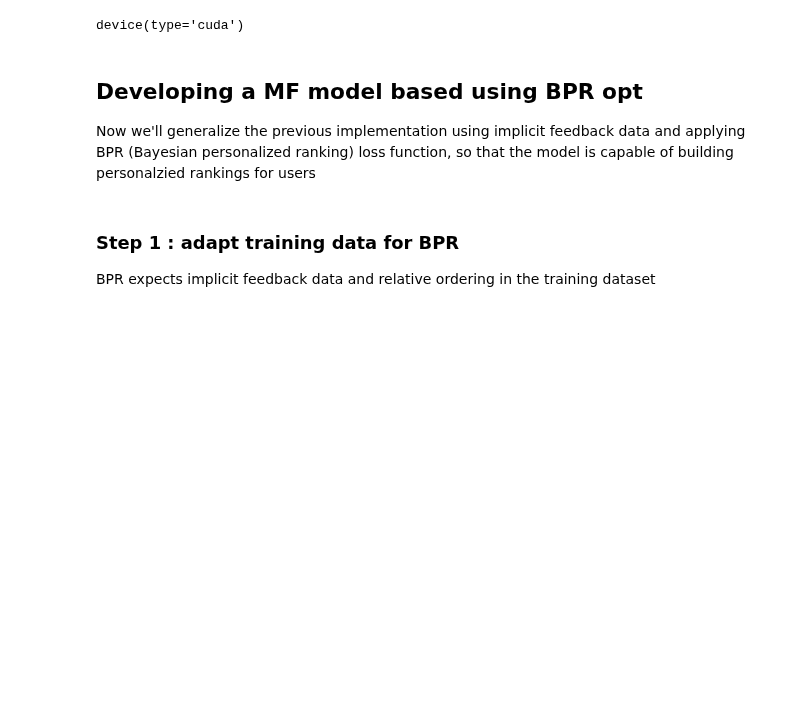
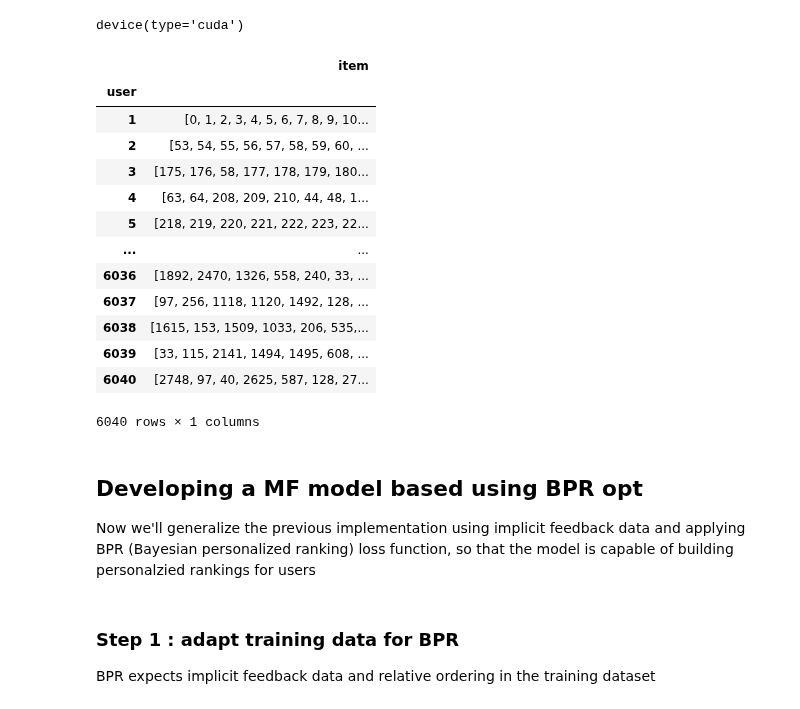
Before and after one commit to caiotda/bpr-mf, a Jupyter notebook: playground.ipynb, the cells around one changed output. Cells and saved outputs as stored; diff of their text form; code cells hidden in the pictures; blank space fills up the shorter version.

```diff
--- a/playground.ipynb
+++ b/playground.ipynb
@@ -28,6 +28,23 @@ interactions = pd.read_csv('movielens_1m_ratings.csv')[["user", "item", "rating"
 interactions["relevant"] = interactions["rating"].apply(lambda r: int(r >= 4))
 zero_based_indexing = {v: K for K, v in enumerate(interactions["item"].unique())}
 interactions["item"] = interactions["item"].map(zero_based_indexing)
+# %%
+interactions.groupby("user").agg({"item": list})
+# %% [output]
+|  | item |
+| user |  |
+| 1 | [0, 1, 2, 3, 4, 5, 6, 7, 8, 9, 10... |
+| 2 | [53, 54, 55, 56, 57, 58, 59, 60, ... |
+| 3 | [175, 176, 58, 177, 178, 179, 180... |
+| 4 | [63, 64, 208, 209, 210, 44, 48, 1... |
+| 5 | [218, 219, 220, 221, 222, 223, 22... |
+| ... | ... |
+| 6036 | [1892, 2470, 1326, 558, 240, 33, ... |
+| 6037 | [97, 256, 1118, 1120, 1492, 128, ... |
+| 6038 | [1615, 153, 1509, 1033, 206, 535,... |
+| 6039 | [33, 115, 2141, 1494, 1495, 608, ... |
+| 6040 | [2748, 97, 40, 2625, 587, 128, 27... |
+6040 rows × 1 columns
 # %% [markdown]
 ## Developing a MF model based using BPR opt
 
```
Also changed, not shown: parts of 16 cells of this notebook, 1 other file.
